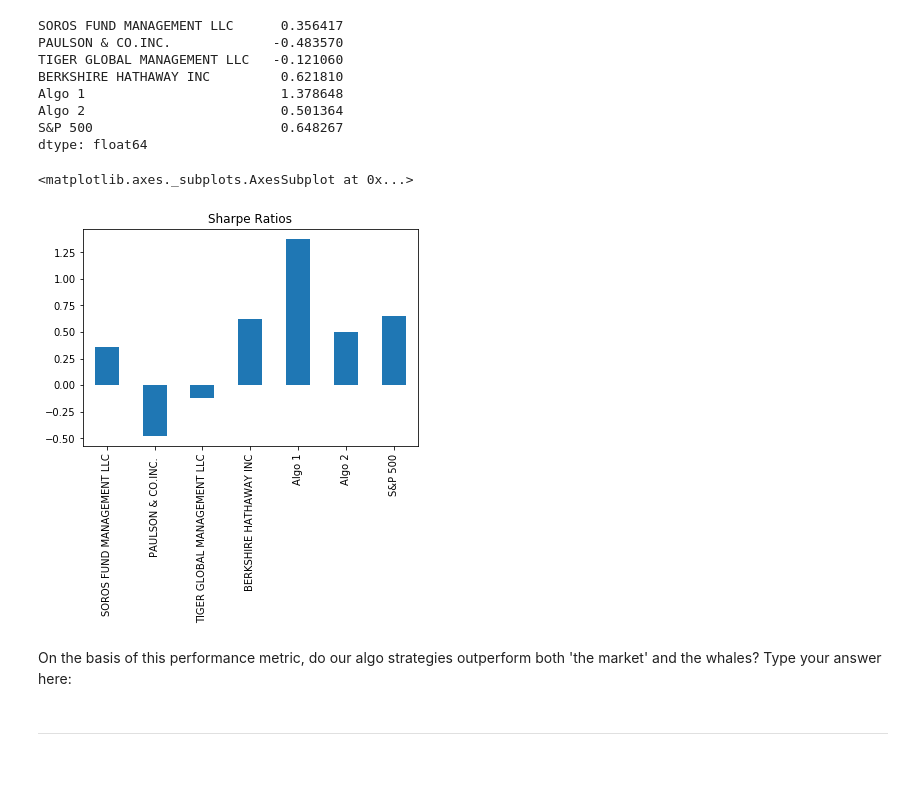
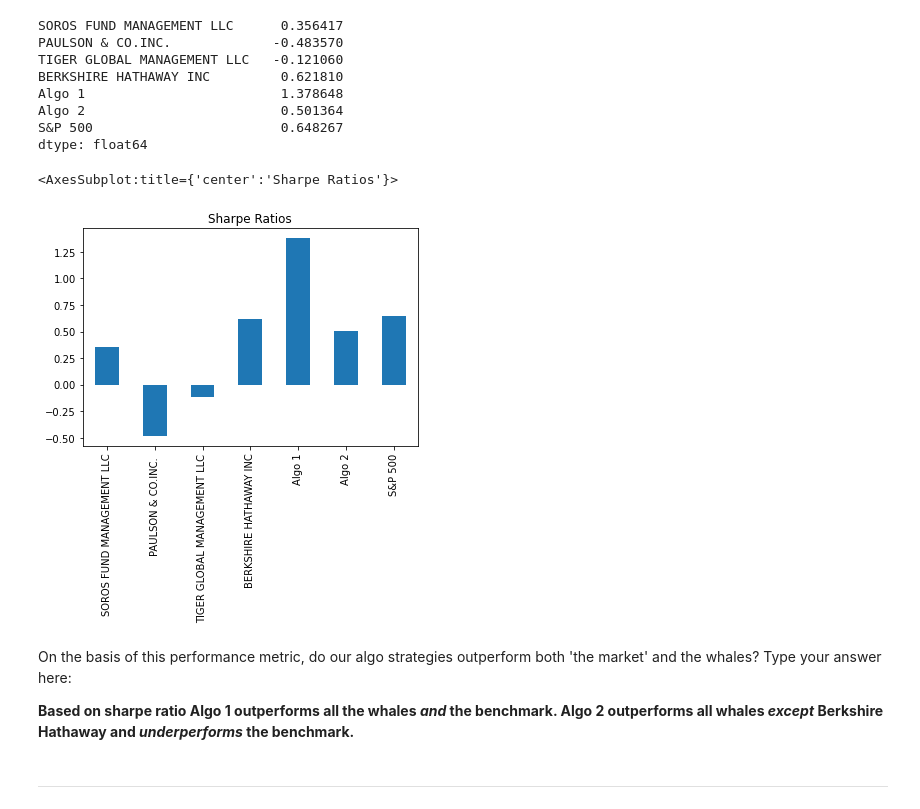
Before and after one commit to moartheta/A-Whale-off-the-Portfolio, a Jupyter notebook: whale_analysis.ipynb, the cells around one changed output. Cells and saved outputs as stored; diff of their text form; code cells hidden in the pictures; blank space fills up the shorter version.

```diff
--- a/whale_analysis.ipynb
+++ b/whale_analysis.ipynb
@@ -312,6 +302,8 @@ In reality, investment managers and thier institutional investors look at the ra
 # %%
 # Calculate annualized Sharpe Ratios
 # YOUR CODE HERE
+sharpe_ratios = (joined_df.mean() * 252) / (joined_df.std() * np.sqrt(252))
+sharpe_ratios
 # %% [output]
 SOROS FUND MANAGEMENT LLC      0.356417
 PAULSON & CO.INC.             -0.483570
@@ -324,11 +316,14 @@ dtype: float64
 # %%
 # Visualize the sharpe ratios as a bar plot
 # YOUR CODE HERE
+sharpe_ratios.plot(kind='bar', title='Sharpe Ratios')
 # %% [output]
-<matplotlib.axes._subplots.AxesSubplot at 0x...>
+<AxesSubplot:title={'center':'Sharpe Ratios'}>
-[figure, old version]
+[figure, new version]
 # %% [markdown]
 On the basis of this performance metric, do our algo strategies outperform both 'the market' and the whales? Type your answer here:
+
+**Based on sharpe ratio Algo 1 outperforms all the whales *and* the benchmark.  Algo 2 outperforms all whales *except* Berkshire Hathaway and *underperforms* the benchmark.**
 # %% [markdown]
 ---
 # %% [markdown]
```
Also changed, not shown: parts of 17 cells of this notebook, 3 other files.
